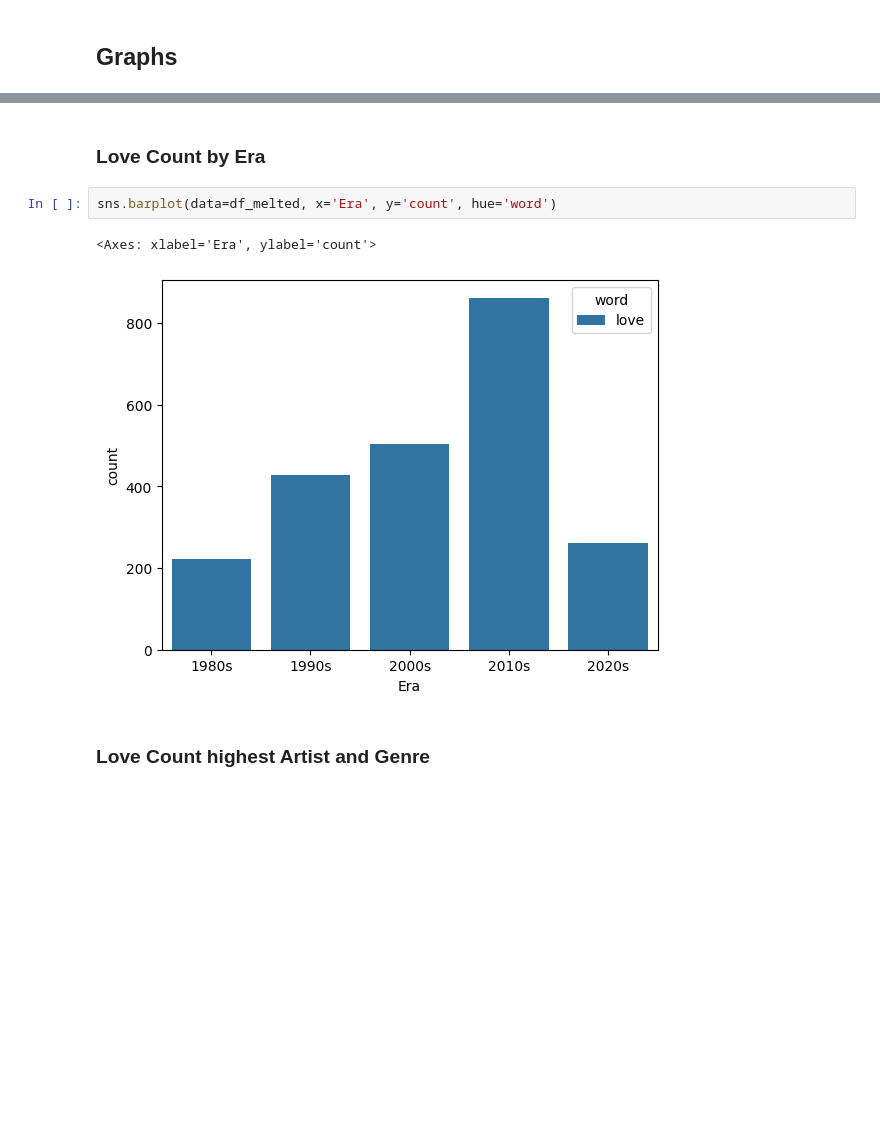
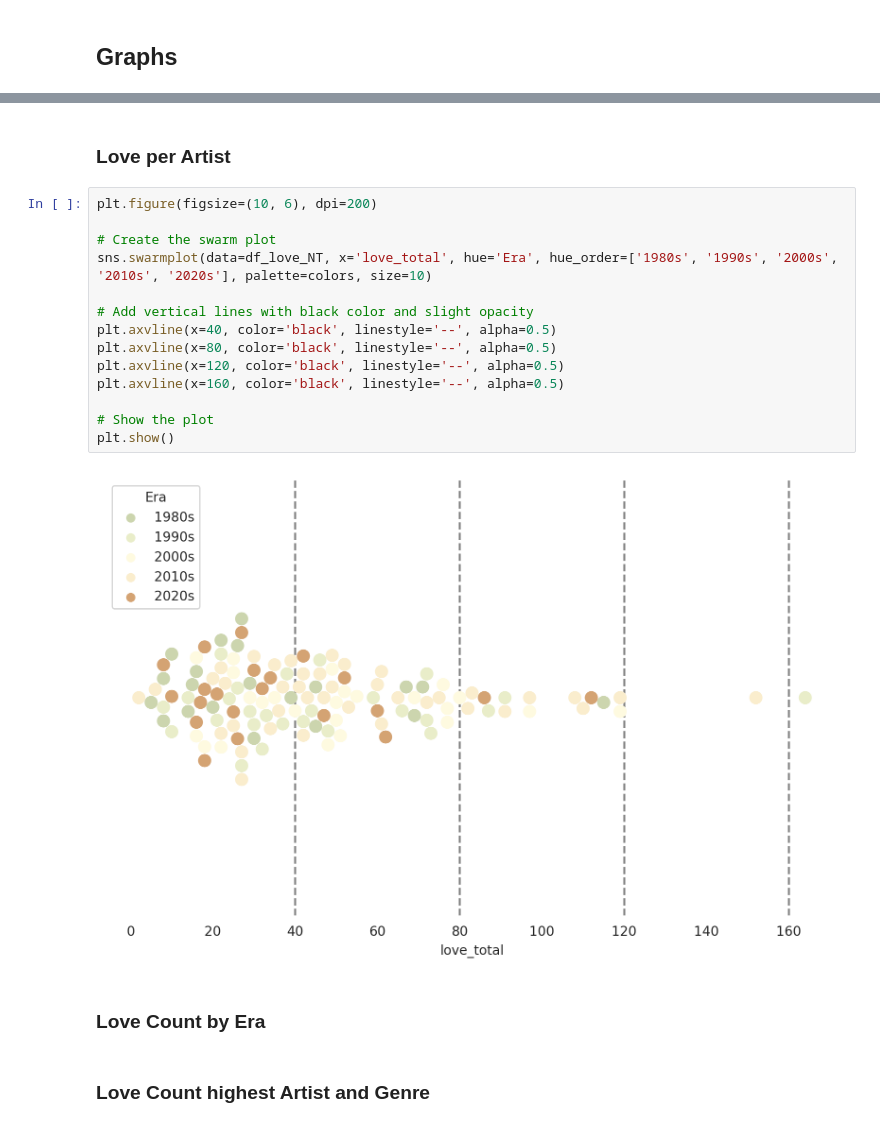
Before and after one commit to TrippingLettuce/Where-is-the-love, a Jupyter notebook: src/analysis.ipynb, the cells around one changed output, grey strips where cells are left out. Drawn from its saved outputs; the diff is of its cells as text; blank space fills up the shorter version.

```diff
--- a/src/analysis.ipynb
+++ b/src/analysis.ipynb
@@ -145,10 +92,23 @@ df_melted = df_summed.reset_index().melt(id_vars='Era', var_name='word', value_n
+# %% [markdown]
+### Love per Artist
+# %%
+plt.figure(figsize=(10, 6), dpi=200)
+
+# Create the swarm plot
+sns.swarmplot(data=df_love_NT, x='love_total', hue='Era', hue_order=['1980s', '1990s', '2000s', '2010s', '2020s'], palette=colors, size=10)
+
+# Add vertical lines with black color and slight opacity
+plt.axvline(x=40, color='black', linestyle='--', alpha=0.5)
+plt.axvline(x=80, color='black', linestyle='--', alpha=0.5)
+plt.axvline(x=120, color='black', linestyle='--', alpha=0.5)
+plt.axvline(x=160, color='black', linestyle='--', alpha=0.5)
+
+# Show the plot
+plt.show()
+# %% [output]
+[figure, added]
 # %% [markdown]
 ### Love Count by Era
-# %%
-sns.barplot(data=df_melted, x='Era', y='count', hue='word')
-# %% [output]
-<Axes: xlabel='Era', ylabel='count'>
-[figure, removed]
 # %% [markdown]
 ### Love Count highest Artist and Genre
 # %% [markdown]
```
Also changed, not shown: parts of 16 cells of this notebook, 4 other files.
